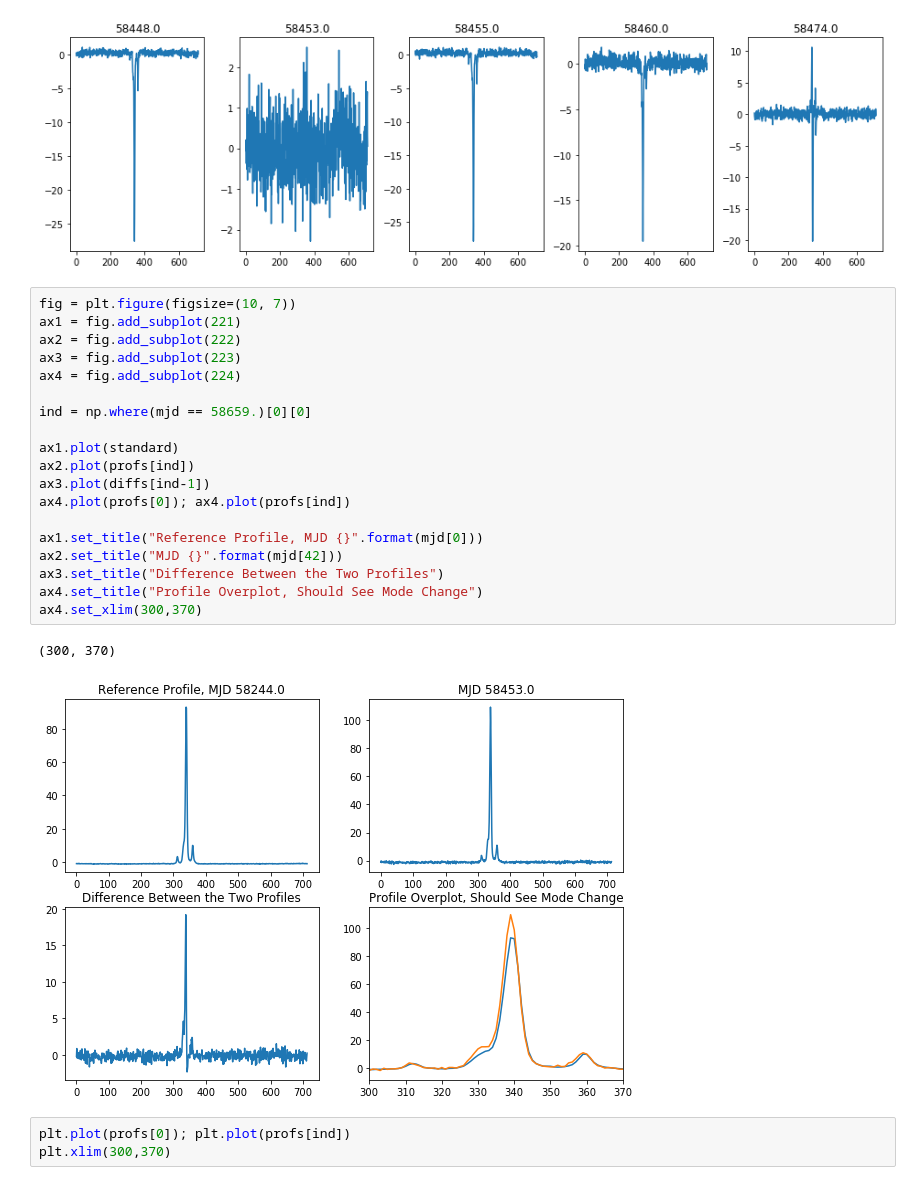
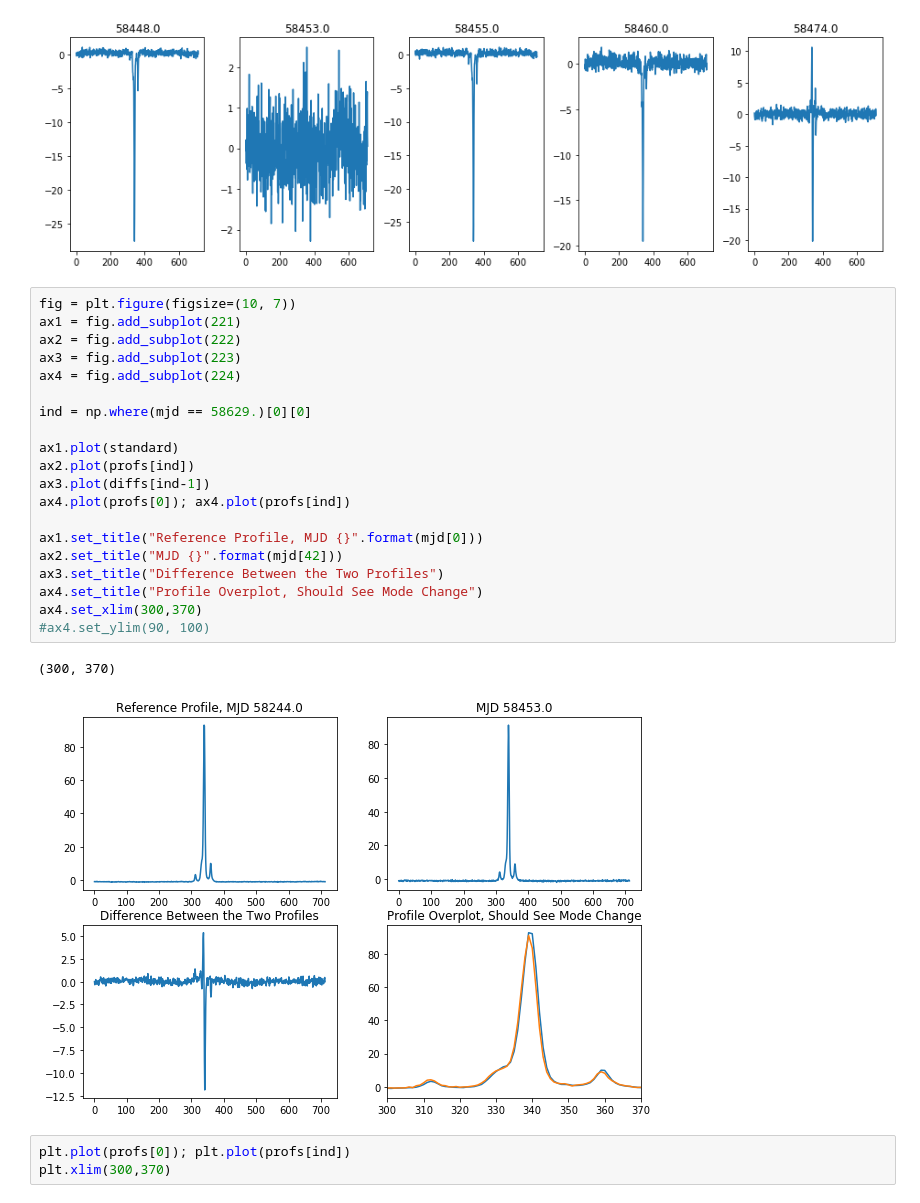
Before and after one commit to minyoungk99/IRES, a Jupyter notebook: other_notebooks/create_ratios_diffs.ipynb, the cells around one changed output. Cells and saved outputs as stored; diff of their text form.

Commit message:
More report figures

```diff
--- a/other_notebooks/create_ratios_diffs.ipynb
+++ b/other_notebooks/create_ratios_diffs.ipynb
@@ -62,25 +63,26 @@ u.gridplot(diffs[40:45,], 5, hist=False, figsize=(13, 4), mjd=mjd[41:46])
 # %%
 fig = plt.figure(figsize=(10, 7))
 ax1 = fig.add_subplot(221)
 ax2 = fig.add_subplot(222)
 ax3 = fig.add_subplot(223)
 ax4 = fig.add_subplot(224)
 
-ind = np.where(mjd == 58659.)[0][0]
+ind = np.where(mjd == 58629.)[0][0]
 
 ax1.plot(standard)
 ax2.plot(profs[ind])
 ax3.plot(diffs[ind-1])
 ax4.plot(profs[0]); ax4.plot(profs[ind])
 
 ax1.set_title("Reference Profile, MJD {}".format(mjd[0]))
 ax2.set_title("MJD {}".format(mjd[42]))
 ax3.set_title("Difference Between the Two Profiles")
 ax4.set_title("Profile Overplot, Should See Mode Change")
 ax4.set_xlim(300,370)
+#ax4.set_ylim(90, 100)
 # %% [output]
 (300, 370)
-[figure, old version]
+[figure, new version]
 # %%
 plt.plot(profs[0]); plt.plot(profs[ind])
 plt.xlim(300,370)
```
Also changed, not shown: parts of 7 cells of this notebook, 16 other files.
